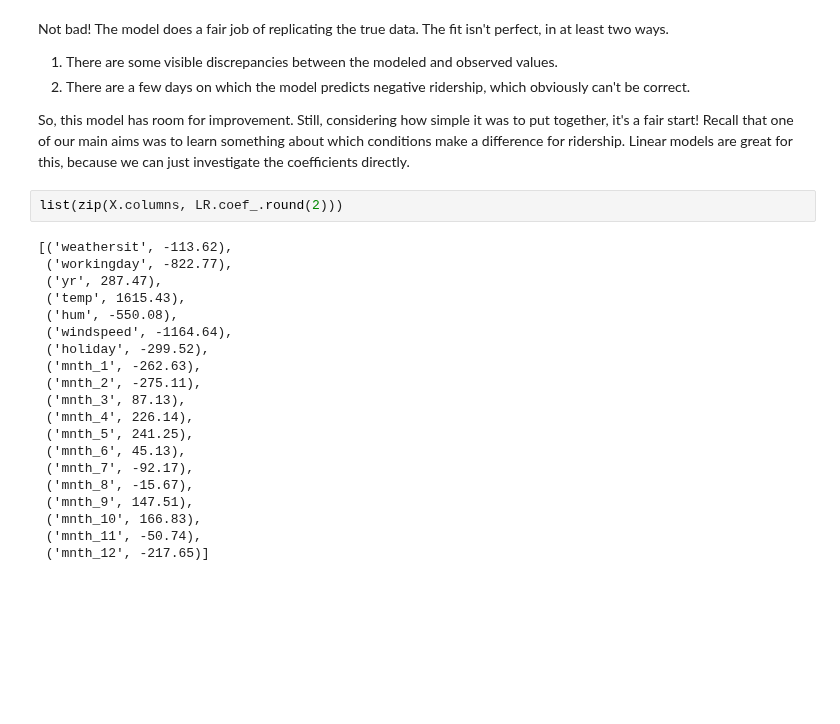
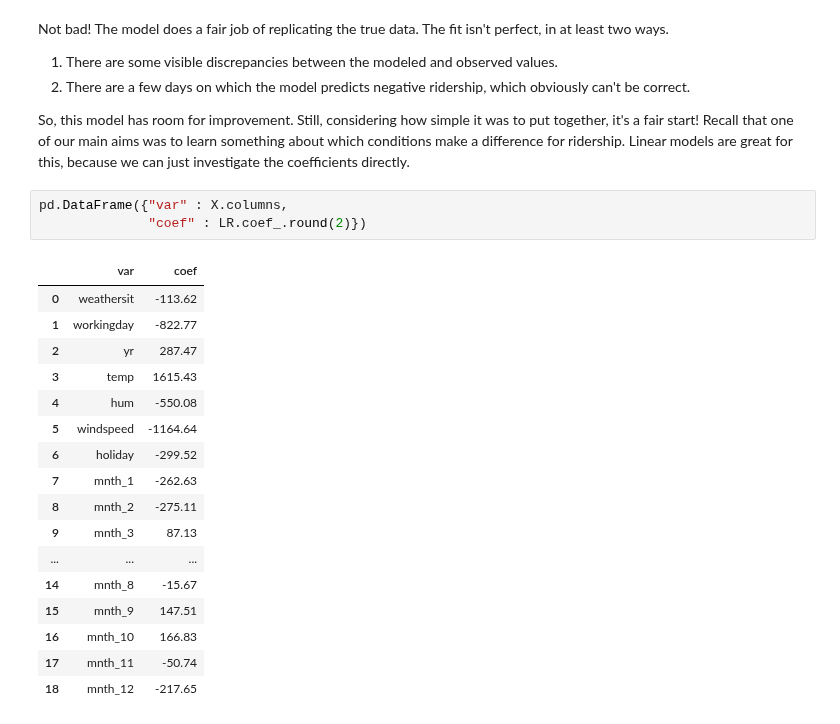
Before and after one commit to PhilChodrow/PIC16A, a Jupyter notebook: content/ML/bikeshare.ipynb, the cells around one changed output. Saved outputs shown, nothing was run; the diff lists cells and outputs as text; blank space fills up the shorter version.

```diff
--- a/content/ML/bikeshare.ipynb
+++ b/content/ML/bikeshare.ipynb
@@ -183,27 +186,26 @@ Not bad! The model does a fair job of replicating the true data. The fit isn't p
 
 So, this model has room for improvement. Still, considering how simple it was to put together, it's a fair start! Recall that one of our main aims was to learn something about which conditions make a difference for ridership. Linear models are great for this, because we can just investigate the coefficients directly.
 # %%
-list(zip(X.columns, LR.coef_.round(2)))
+pd.DataFrame({"var" : X.columns,
+              "coef" : LR.coef_.round(2)})
 # %% [output]
-[('weathersit', -113.62),
- ('workingday', -822.77),
- ('yr', 287.47),
- ('temp', 1615.43),
- ('hum', -550.08),
- ('windspeed', -1164.64),
- ('holiday', -299.52),
- ('mnth_1', -262.63),
- ('mnth_2', -275.11),
- ('mnth_3', 87.13),
- ('mnth_4', 226.14),
- ('mnth_5', 241.25),
- ('mnth_6', 45.13),
- ('mnth_7', -92.17),
- ('mnth_8', -15.67),
- ('mnth_9', 147.51),
- ('mnth_10', 166.83),
- ('mnth_11', -50.74),
- ('mnth_12', -217.65)]
+|  | var | coef |
+| 0 | weathersit | -113.62 |
+| 1 | workingday | -822.77 |
+| 2 | yr | 287.47 |
+| 3 | temp | 1615.43 |
+| 4 | hum | -550.08 |
+| 5 | windspeed | -1164.64 |
+| 6 | holiday | -299.52 |
+| 7 | mnth_1 | -262.63 |
+| 8 | mnth_2 | -275.11 |
+| 9 | mnth_3 | 87.13 |
+| ... | ... | ... |
+| 14 | mnth_8 | -15.67 |
+| 15 | mnth_9 | 147.51 |
+| 16 | mnth_10 | 166.83 |
+| 17 | mnth_11 | -50.74 |
+| 18 | mnth_12 | -217.65 |
 # %% [markdown]
 Here's what we observe:
 
```
Also changed, not shown: parts of 3 cells of this notebook.
